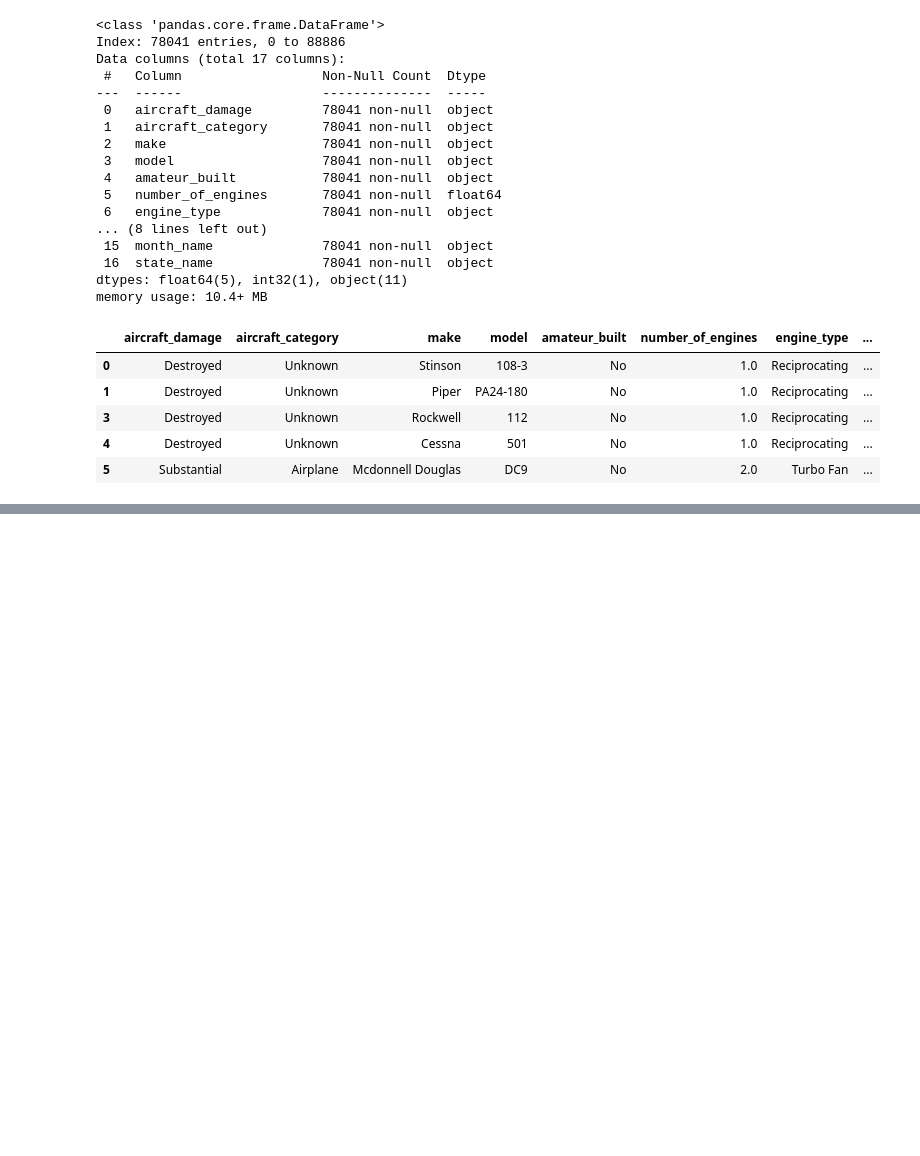
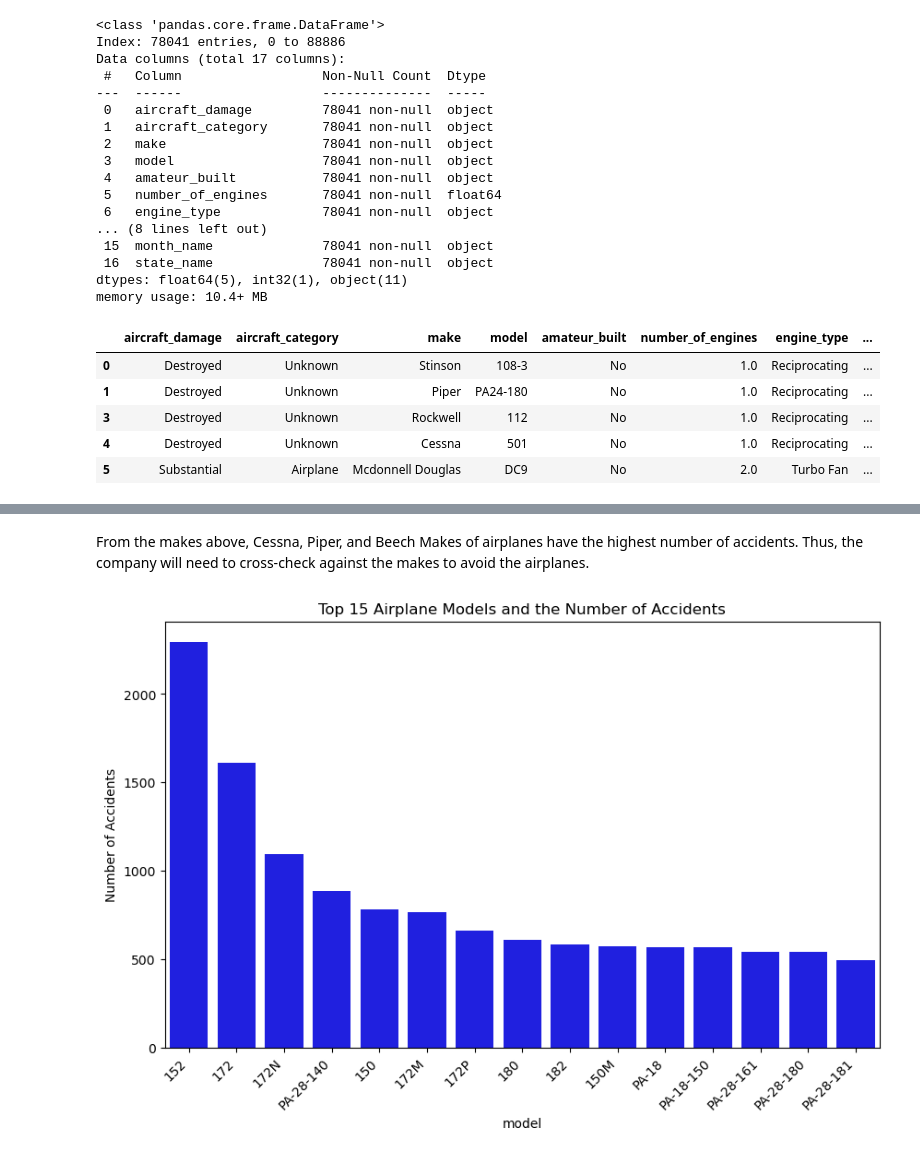
Before and after one commit to Rodgerdev/aircraft-analysis, a Jupyter notebook: aviation_analysis.ipynb, the cells around one changed output, grey strips where cells are left out. Cells and saved outputs as stored; diff of their text form; code cells hidden in the pictures; blank space fills up the shorter version.

```diff
--- a/aviation_analysis.ipynb
+++ b/aviation_analysis.ipynb
@@ -1019,0 +871,17 @@ plt.show()
+# %% [markdown]
+From the makes above, Cessna, Piper, and Beech Makes of airplanes have the highest number of accidents.
+Thus, the company will need to cross-check against the makes to avoid the airplanes.
+# %%
+# Accidents based on the make of the Airplanes
+top_15_models = df_usa['model'].value_counts().nlargest(15).index
+
+top_15_df = df_usa[df_usa['model'].isin(top_15_models)]
+
+plt.figure(figsize=(10, 6))
+sns.countplot(data=top_15_df, x='model', order=top_15_models, color = 'blue')
+plt.title('Top 15 Airplane Models and the Number of Accidents')
+plt.ylabel('Number of Accidents')
+plt.xticks(rotation=45, ha='right')
+plt.show()
+# %% [output]
+[figure, added]
```
Also changed, not shown: parts of 48 cells of this notebook, 1 other file.
